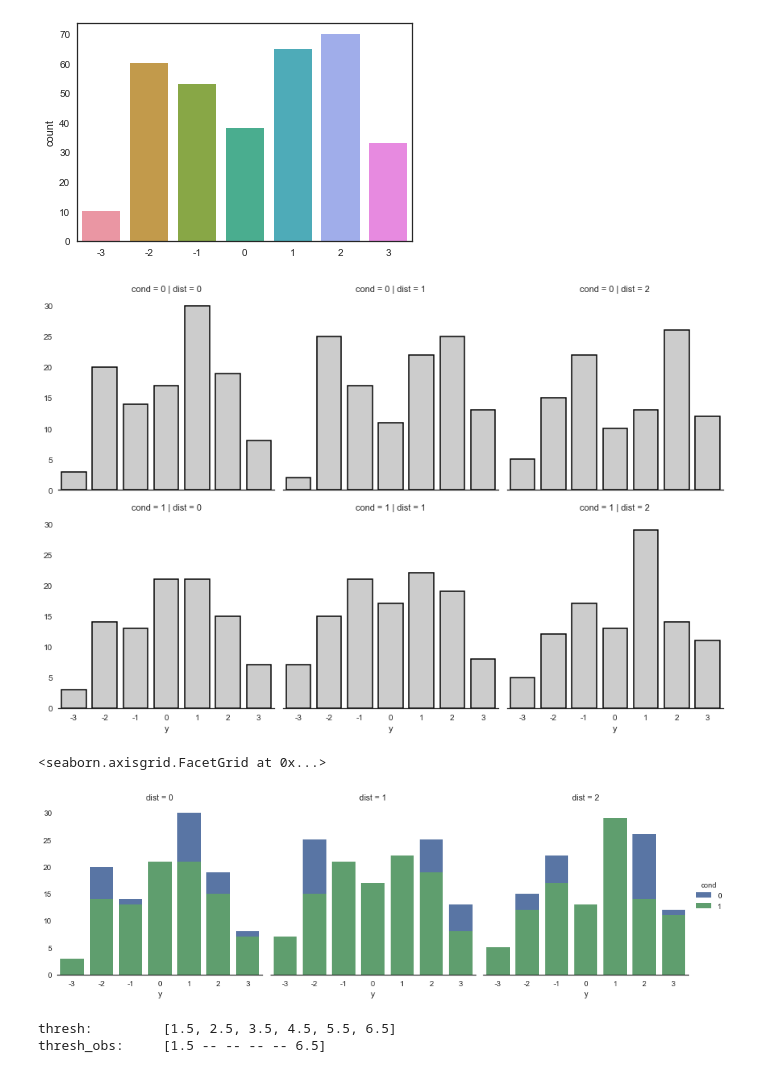
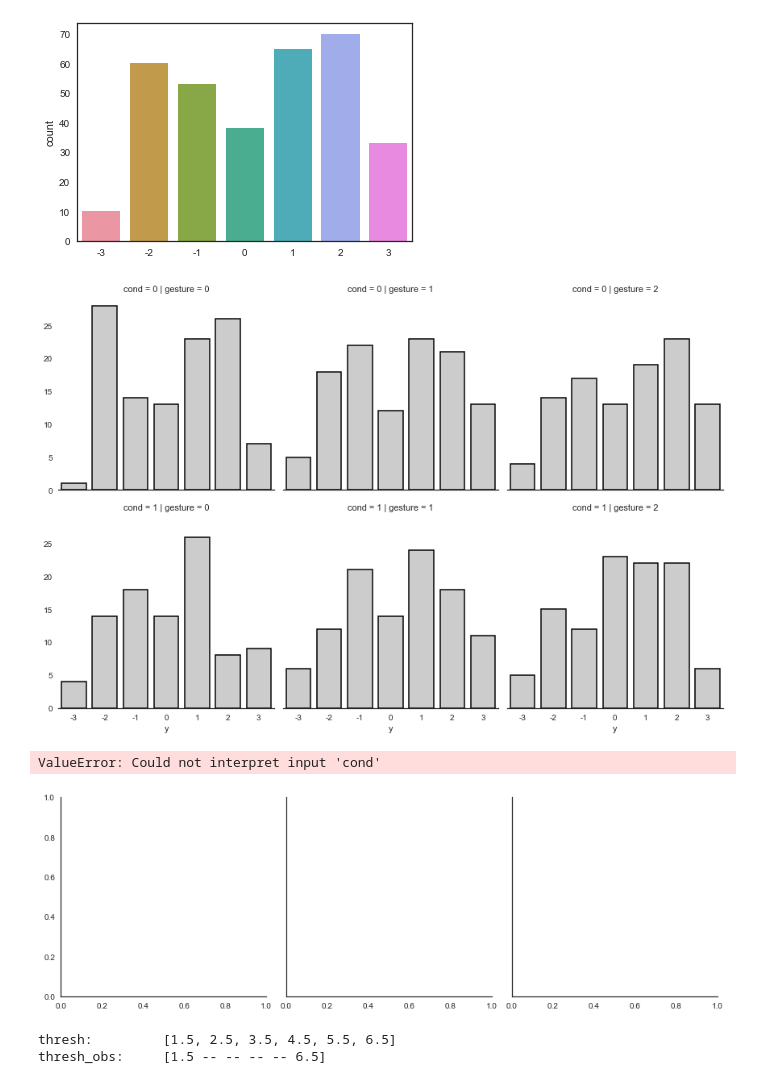
Before and after one commit to CrowdDynamicsLab/ComicPersuasion, a Jupyter notebook: Paper Draft/LaTeX/hari-code/ordinal prediction.ipynb, the cells around one changed output. Saved outputs shown, nothing was run; the diff lists cells and outputs as text; code cells hidden in the pictures.

```diff
--- a/Paper Draft/LaTeX/hari-code/ordinal prediction.ipynb
+++ b/Paper Draft/LaTeX/hari-code/ordinal prediction.ipynb
@@ -29,9 +29,9 @@ df = pd.read_csv(
     'data/all_item_output.csv',
     dtype={
         'y': 'int',
-        'gesture': 'category',
-        'dist': 'category',
-        'shading': 'category'
+        'gesture': 'int',
+        'dist': 'int',
+        'shading': 'int'
     })
 df.info()
 # %% [output]
@@ -60,21 +60,21 @@ fig2 = sb.countplot(x=dfneg.y.values)
 [figure]
 # %%
 kws = dict(edgecolor="k", color='0.8', linewidth=1.5)
-g = sb.FacetGrid(df, row="cond", col="dist", size=4, aspect=1)
+g = sb.FacetGrid(df, row="cond", col="gesture", size=4, aspect=1)
 g = g.map(sb.countplot, "y", **kws)
 g.despine(left=True)
-g.savefig("condition-dist-counts.pdf")
+g.savefig("condition-gesture-counts.pdf")
 # %% [output]
-[figure, old version]
+[figure, new version]
 # %%
-# kws = dict(edgecolor="k", color='0.8', linewidth=1.5)
-g = sb.FacetGrid(df, hue="cond", col="dist", size=4, aspect=1)
-g = g.map(sb.countplot, "y").add_legend()
+kws = dict(edgecolor="k", linewidth=1)
+g = sb.FacetGrid(df, col="dist", size=4, aspect=1)
+g = g.map(sb.countplot, "y", hue="cond", **kws).add_legend()
 g.despine(left=True)
 # g.savefig("condition-dist-counts.pdf")
 # %% [output]
-<seaborn.axisgrid.FacetGrid at 0x...>
+ValueError: Could not interpret input 'cond'
-[figure, old version]
+[figure, new version]
 # %%
 # Number of outcomes
 nYlevels = df.Y.cat.categories.size
```
Also changed, not shown: parts of 14 cells of this notebook, 2 other files.
